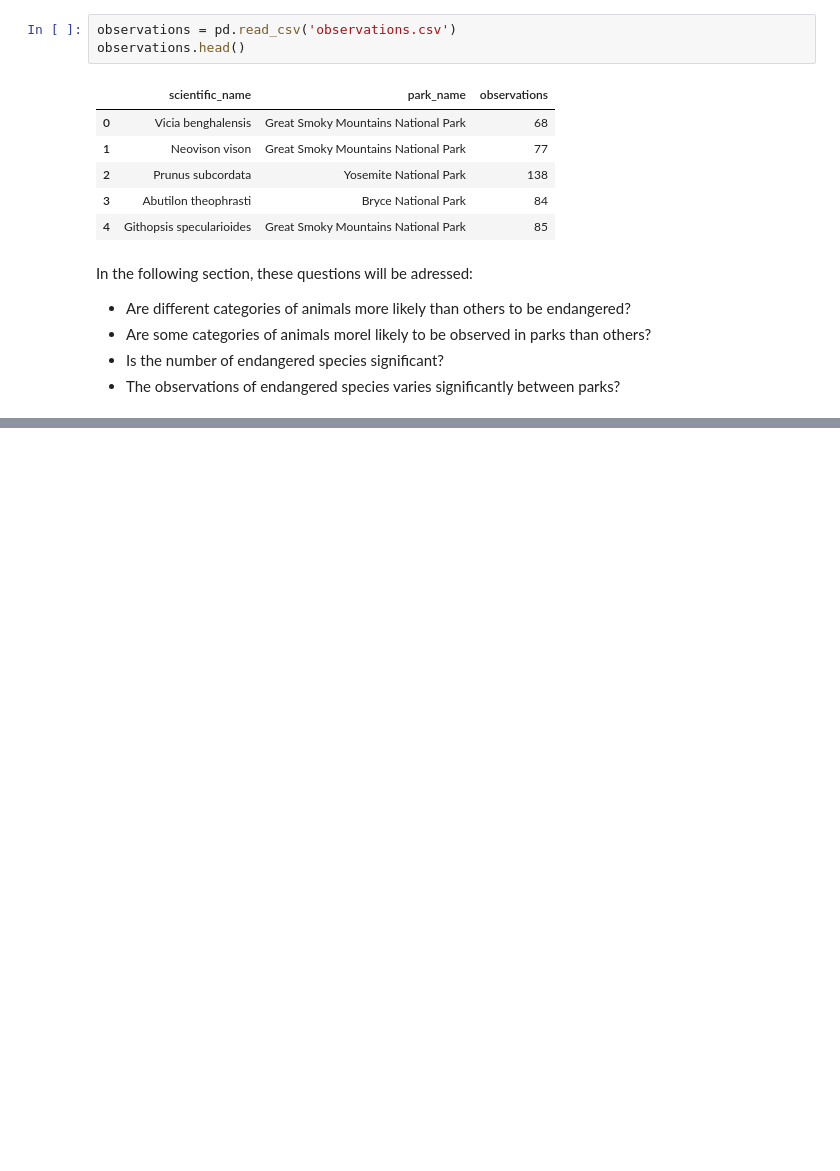
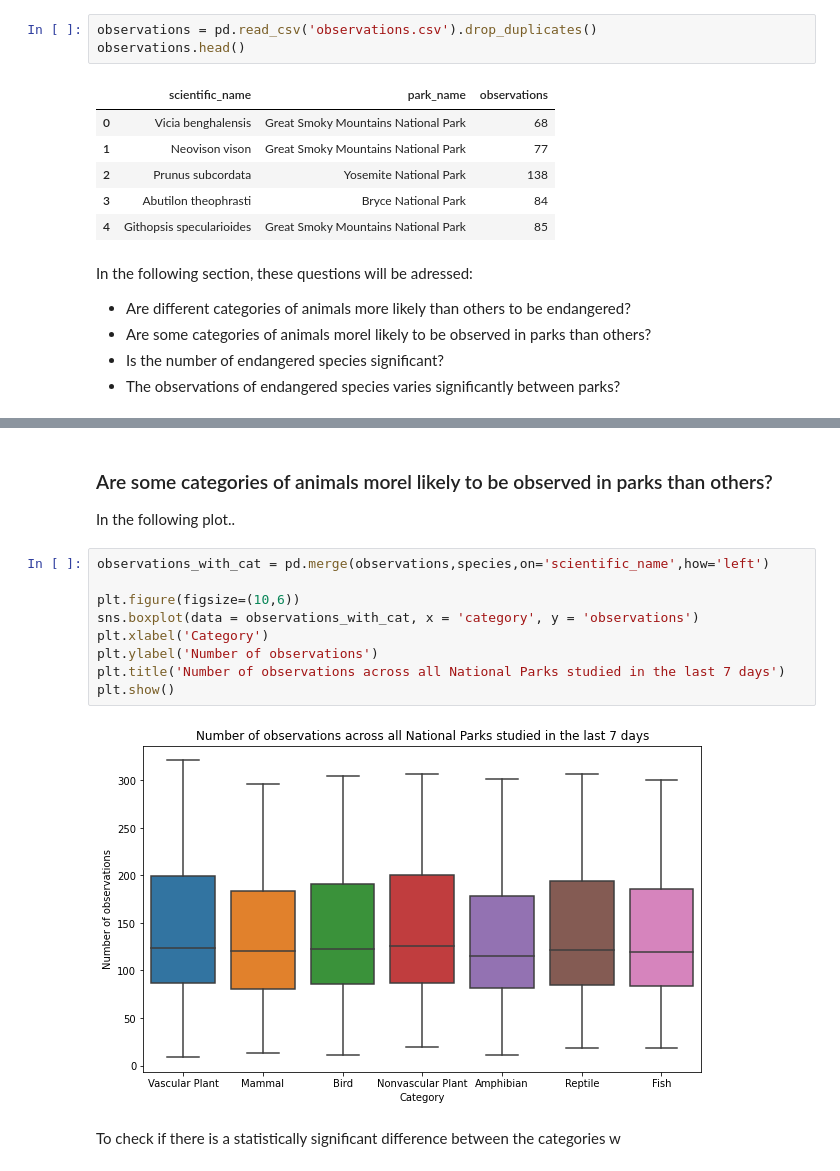
Before and after one commit to macebal/Biodiversity, a Jupyter notebook: biodiversity.ipynb, the cells around one changed output, grey strips where cells are left out. Saved outputs shown, nothing was run; the diff lists cells and outputs as text; blank space fills up the shorter version.

```diff
--- a/biodiversity.ipynb
+++ b/biodiversity.ipynb
@@ -30,7 +30,7 @@ The csv file `observations.csv` holds recorded sightings of different species at
 * `park_name`: The park where it has been spotted.
 * `observations`: The number of observations.
 # %%
-observations = pd.read_csv('observations.csv')
+observations = pd.read_csv('observations.csv').drop_duplicates()
 observations.head()
 # %% [output]
 |  | scientific_name | park_name | observations |
@@ -58,0 +65,17 @@ plt.show()
+# %% [markdown]
+### Are some categories of animals morel likely to be observed in parks than others?
+
+In the following plot..
+# %%
+observations_with_cat = pd.merge(observations,species,on='scientific_name',how='left')
+
+plt.figure(figsize=(10,6))
+sns.boxplot(data = observations_with_cat, x = 'category', y = 'observations')
+plt.xlabel('Category')
+plt.ylabel('Number of observations')
+plt.title('Number of observations across all National Parks studied in the last 7 days')
+plt.show()
+# %% [output]
+[figure, added]
+# %% [markdown]
+To check if there is a statistically significant difference between the categories w
```
Also changed, not shown: parts of 4 cells of this notebook.
